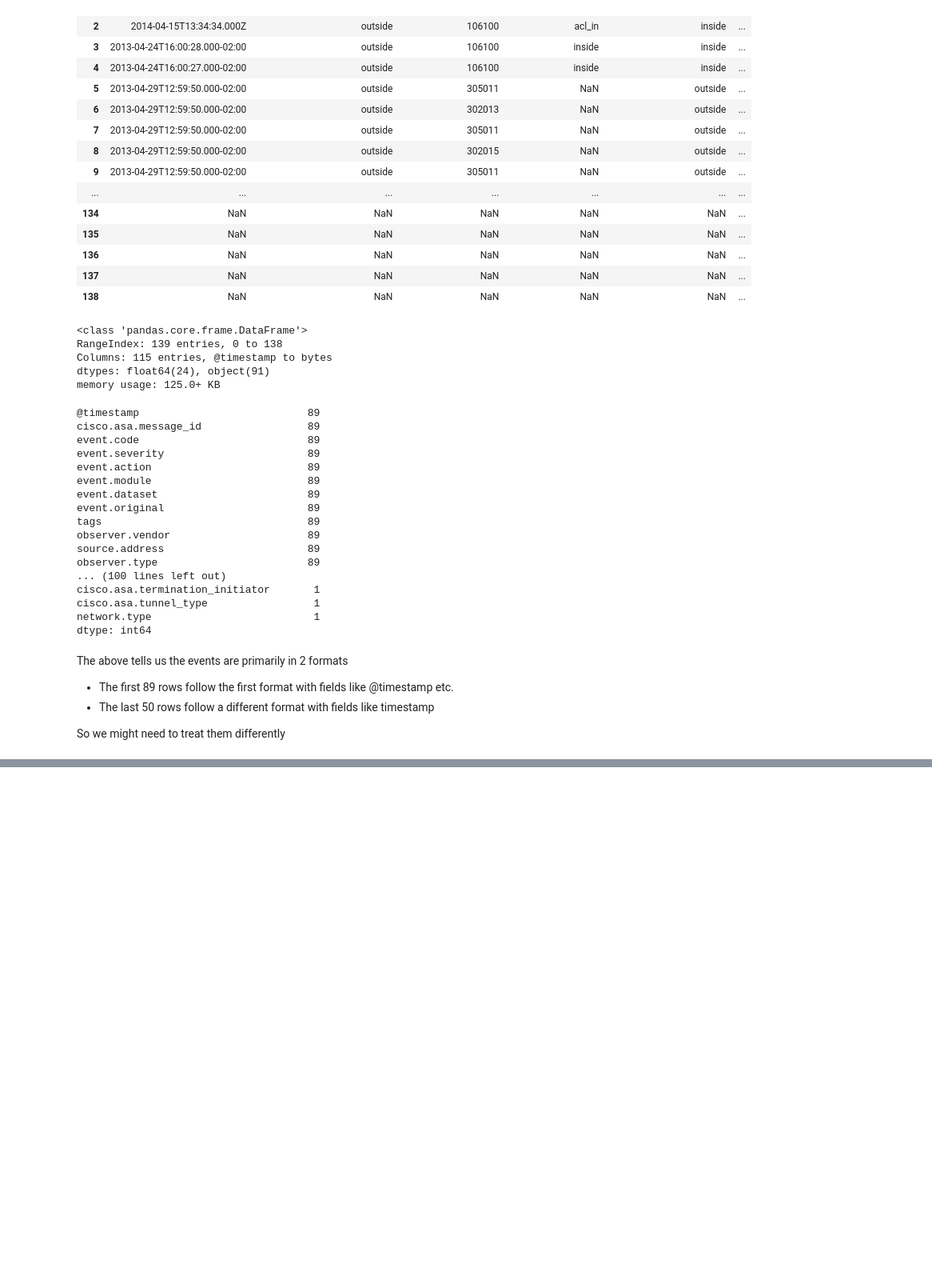
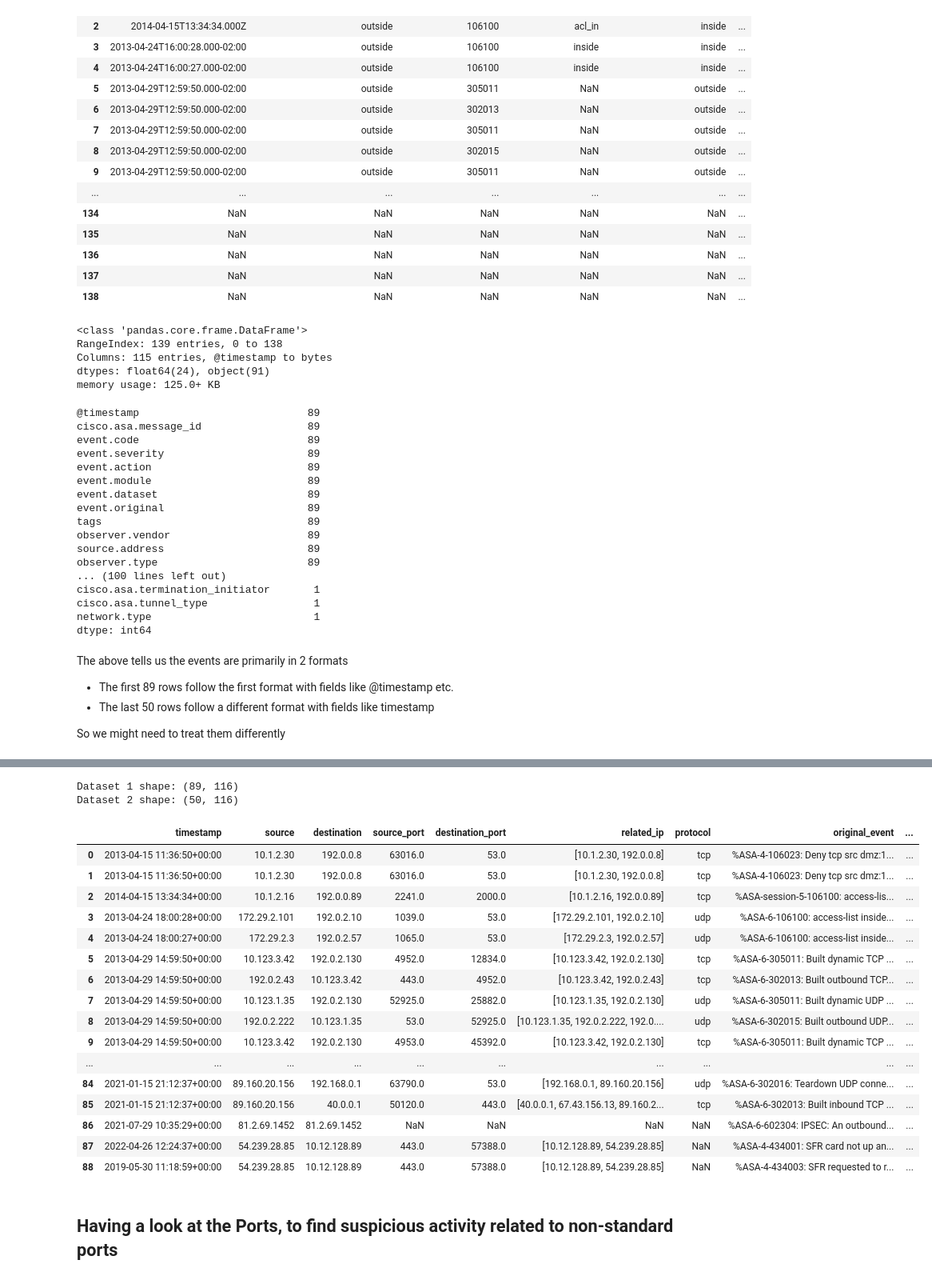
Before and after one commit to SSaquif/CST8801_Lab_2_Firewall_Log_Analytics, a Jupyter notebook: firewall_log_analysis.ipynb, the cells around one changed output, grey strips where cells are left out. Shown at 80% size. Cells and saved outputs as stored; diff of their text form; code cells hidden in the pictures; blank space fills up the shorter version.

```diff
--- a/firewall_log_analysis.ipynb
+++ b/firewall_log_analysis.ipynb
@@ -210,0 +176,77 @@ event_group.sort_values('count', ascending=False)
+# %%
+# Split dataset into two parts
+df1 = df.iloc[:89].copy()  # First 89 rows
+df2 = df.iloc[-50:].copy()  # Last 50 rows
+
+print(f"Dataset 1 shape: {df1.shape}")
+print(f"Dataset 2 shape: {df2.shape}")
+# %% [output]
+Dataset 1 shape: (89, 116)
+Dataset 2 shape: (50, 116)
+# %%
+# Process first 89 rows - ECS format
+# Combine source.address and source.ip into one column
+df1['source_combined'] = df1.apply(
+    lambda row: row.get('source.address') if pd.notna(row.get('source.address'))
+    else row.get('source.ip'), axis=1
+)
+
+# Combine destination.address and destination.ip into one column
+df1['destination_combined'] = df1.apply(
+    lambda row: row.get('destination.address') if pd.notna(row.get('destination.address'))
+    else row.get('destination.ip'), axis=1
+)
+
+# Select relevant columns
+df1_clean = df1[[
+    'normalized_timestamp',
+    'source_combined',
+    'destination_combined',
+    'source.port',
+    'destination.port',
+    'related.ip',
+    'network.transport',
+    'event.original',
+    'event.outcome',
+    'event.severity',
+    'event.type',
+    'log.level'
+]].copy()
+
+# Rename columns for clarity
+df1_clean.columns = [
+    'timestamp',
+    'source',
+    'destination',
+    'source_port',
+    'destination_port',
+    'related_ip',
+    'protocol',
+    'original_event',
+    'outcome',
+    'severity',
+    'event_type',
+    'log_level'
+]
+
+df1_clean
+# %% [output]
+|  | timestamp | source | destination | source_port | destination_port | related_ip | protocol | original_event | ... |
+| 0 | 2013-04-15 11:36:50+00:00 | 10.1.2.30 | 192.0.0.8 | 63016.0 | 53.0 | [10.1.2.30, 192.0.0.8] | tcp | %ASA-4-106023: Deny tcp src dmz:1... | ... |
+| 1 | 2013-04-15 11:36:50+00:00 | 10.1.2.30 | 192.0.0.8 | 63016.0 | 53.0 | [10.1.2.30, 192.0.0.8] | tcp | %ASA-4-106023: Deny tcp src dmz:1... | ... |
+| 2 | 2014-04-15 13:34:34+00:00 | 10.1.2.16 | 192.0.0.89 | 2241.0 | 2000.0 | [10.1.2.16, 192.0.0.89] | tcp | %ASA-session-5-106100: access-lis... | ... |
+| 3 | 2013-04-24 18:00:28+00:00 | 172.29.2.101 | 192.0.2.10 | 1039.0 | 53.0 | [172.29.2.101, 192.0.2.10] | udp | %ASA-6-106100: access-list inside... | ... |
+| 4 | 2013-04-24 18:00:27+00:00 | 172.29.2.3 | 192.0.2.57 | 1065.0 | 53.0 | [172.29.2.3, 192.0.2.57] | udp | %ASA-6-106100: access-list inside... | ... |
+| 5 | 2013-04-29 14:59:50+00:00 | 10.123.3.42 | 192.0.2.130 | 4952.0 | 12834.0 | [10.123.3.42, 192.0.2.130] | tcp | %ASA-6-305011: Built dynamic TCP ... | ... |
+| 6 | 2013-04-29 14:59:50+00:00 | 192.0.2.43 | 10.123.3.42 | 443.0 | 4952.0 | [10.123.3.42, 192.0.2.43] | tcp | %ASA-6-302013: Built outbound TCP... | ... |
+| 7 | 2013-04-29 14:59:50+00:00 | 10.123.1.35 | 192.0.2.130 | 52925.0 | 25882.0 | [10.123.1.35, 192.0.2.130] | udp | %ASA-6-305011: Built dynamic UDP ... | ... |
+| 8 | 2013-04-29 14:59:50+00:00 | 192.0.2.222 | 10.123.1.35 | 53.0 | 52925.0 | [10.123.1.35, 192.0.2.222, 192.0.... | udp | %ASA-6-302015: Built outbound UDP... | ... |
+| 9 | 2013-04-29 14:59:50+00:00 | 10.123.3.42 | 192.0.2.130 | 4953.0 | 45392.0 | [10.123.3.42, 192.0.2.130] | tcp | %ASA-6-305011: Built dynamic TCP ... | ... |
+| ... | ... | ... | ... | ... | ... | ... | ... | ... | ... |
+| 84 | 2021-01-15 21:12:37+00:00 | 89.160.20.156 | 192.168.0.1 | 63790.0 | 53.0 | [192.168.0.1, 89.160.20.156] | udp | %ASA-6-302016: Teardown UDP conne... | ... |
+| 85 | 2021-01-15 21:12:37+00:00 | 89.160.20.156 | 40.0.0.1 | 50120.0 | 443.0 | [40.0.0.1, 67.43.156.13, 89.160.2... | tcp | %ASA-6-302013: Built inbound TCP ... | ... |
+| 86 | 2021-07-29 10:35:29+00:00 | 81.2.69.1452 | 81.2.69.1452 | NaN | NaN | NaN | NaN | %ASA-6-602304: IPSEC: An outbound... | ... |
+| 87 | 2022-04-26 12:24:37+00:00 | 54.239.28.85 | 10.12.128.89 | 443.0 | 57388.0 | [10.12.128.89, 54.239.28.85] | NaN | %ASA-4-434001: SFR card not up an... | ... |
+| 88 | 2019-05-30 11:18:59+00:00 | 54.239.28.85 | 10.12.128.89 | 443.0 | 57388.0 | [10.12.128.89, 54.239.28.85] | NaN | %ASA-4-434003: SFR requested to r... | ... |
+# %% [markdown]
+## Having a look at the Ports, to find suspicious activity related to non-standard ports
```
Also changed, not shown: parts of 39 cells of this notebook.
